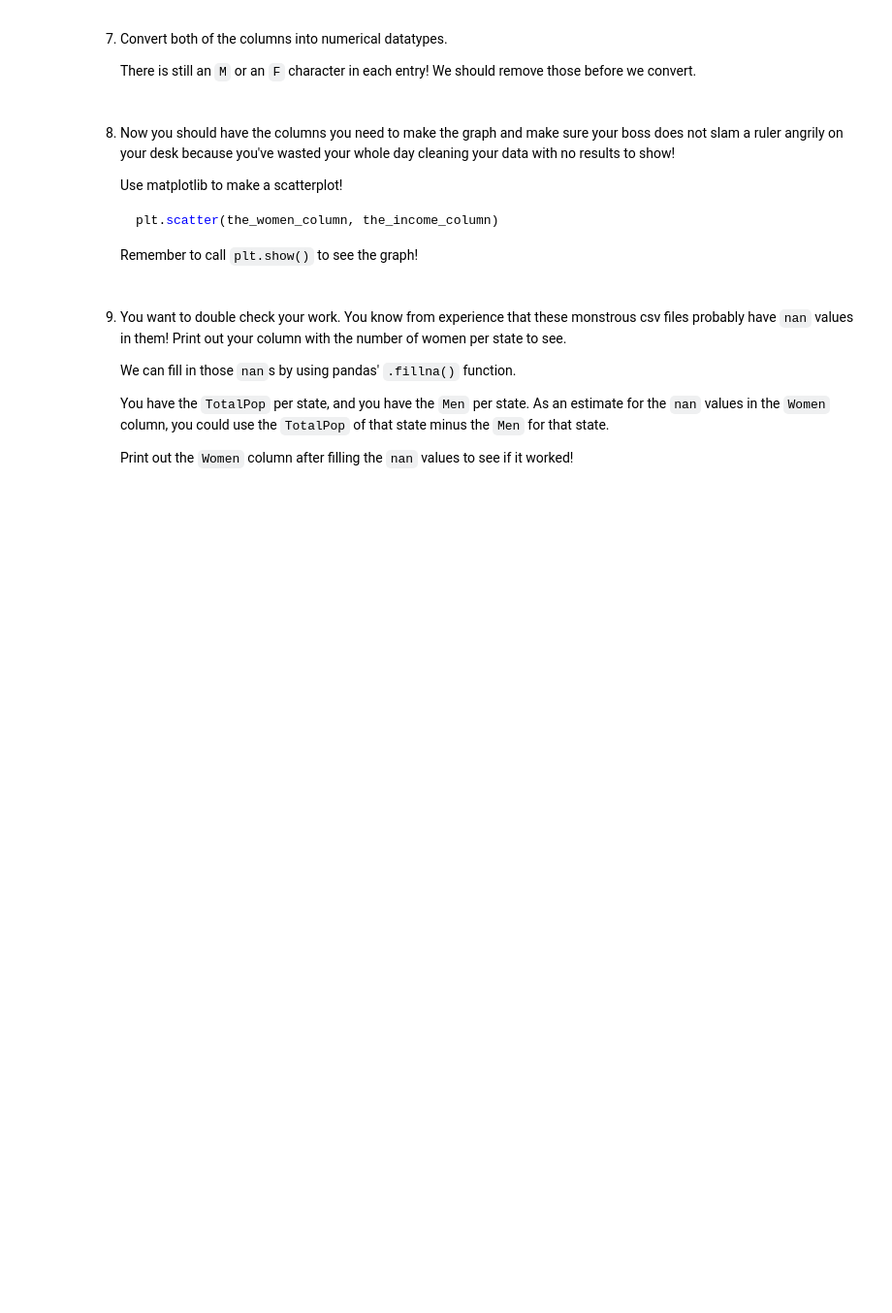
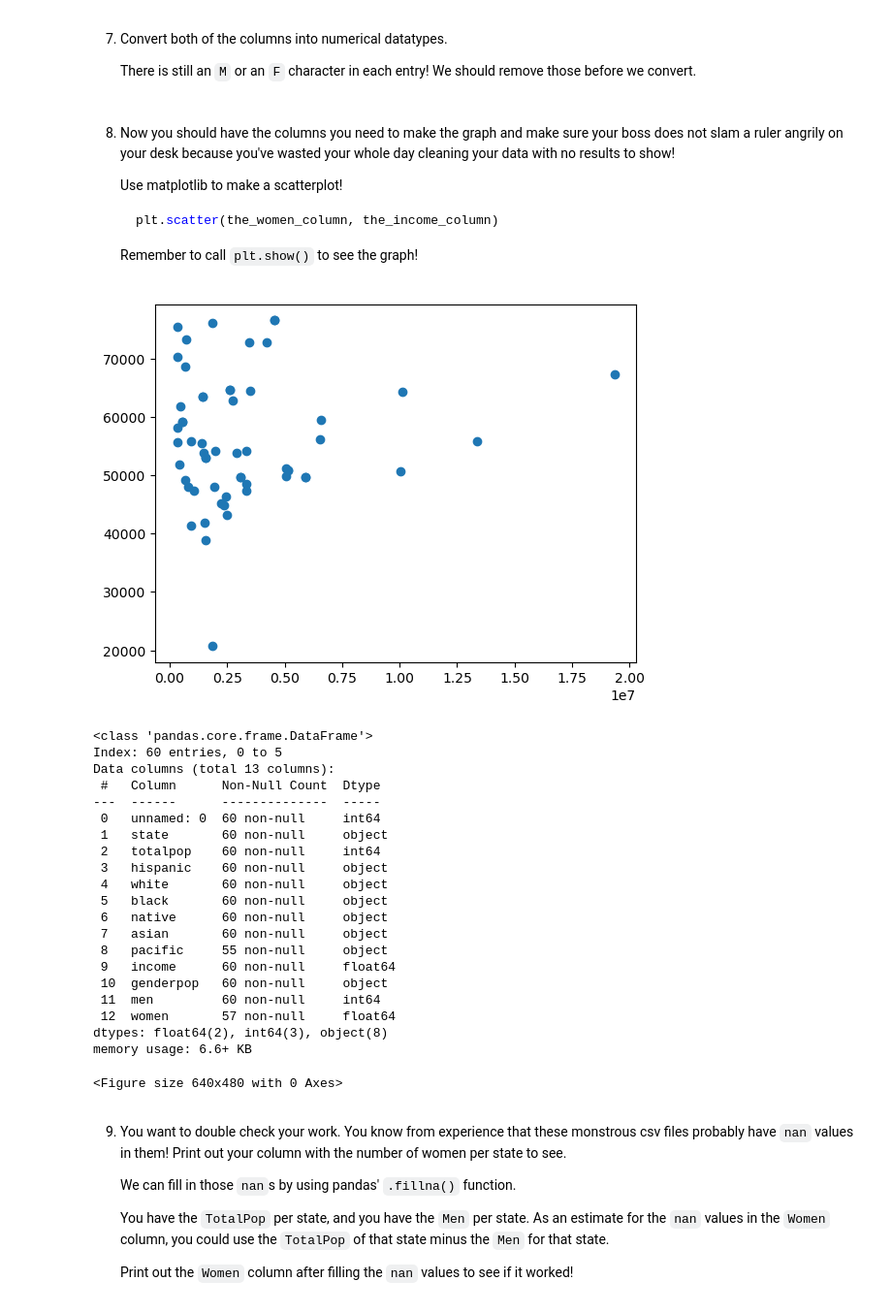
Before and after one commit to MrShade138/Cleaning-US-Census-Data, a Jupyter notebook: Cleaning US Census Data.ipynb, the cells around one changed output. Shown at 97% size. Drawn from its saved outputs; the diff is of its cells as text; code cells hidden in the pictures; blank space fills up the shorter version.

````diff
--- a/Cleaning US Census Data.ipynb
+++ b/Cleaning US Census Data.ipynb
@@ -82,7 +82,8 @@ Index(['unnamed: 0', 'state', 'totalpop', 'hispanic', 'white', 'black',
 5. Use regex to turn the `Income` column into a format that is ready for conversion into a numerical type.
 # %%
 us_census.income= us_census.income.replace('[$]', '', regex=True)
+us_census.income= us_census.income.replace('[,]', '', regex=True)
 us_census.income= us_census.income.str.strip()
-#us_census.income= pd.to_numeric(us_census.income)
-#us_census.income= us_census.income.astype('float64')
+us_census.income= pd.to_numeric(us_census.income)
+us_census.info()
 # %% [output]
@@ -91,3 +109,8 @@ ValueError: could not convert string to float: '43,296.36'
 6. Look at the `GenderPop` column. We are going to want to separate this into two columns, the `Men` column, and the `Women` column.
 
    Split the column into those two new columns using `str.split` and separating out those results.
+# %%
+gpop_split= us_census.genderpop.str.split('_',)
+us_census['men']= gpop_split.str.get(0)
+us_census['women']= gpop_split.str.get(1)
+us_census.head()
@@ -95,6 +125,11 @@ ValueError: could not convert string to float: '43,296.36'
 7. Convert both of the columns into numerical datatypes.
 
    There is still an `M` or an `F` character in each entry! We should remove those before we convert.
+# %%
+us_census.men= us_census.men.replace('[M]', '', regex= True)
+us_census.women= us_census.women.replace('[F]', '', regex= True)
+us_census.men= pd.to_numeric(us_census.men)
+us_census.women= pd.to_numeric(us_census.women)
 # %% [markdown]
 8. Now you should have the columns you need to make the graph and make sure your boss does not slam a ruler angrily on your desk because you've wasted your whole day cleaning your data with no results to show!
 
@@ -105,6 +140,35 @@ ValueError: could not convert string to float: '43,296.36'
    ```
 
    Remember to call `plt.show()` to see the graph!
+# %%
+us_census.head()
+plt.scatter(us_census.women, us_census.income)
+plt.show()
+plt.clf()
+us_census.info()
+# %% [output]
+[figure, added]
+<class 'pandas.core.frame.DataFrame'>
+Index: 60 entries, 0 to 5
+Data columns (total 13 columns):
+ #   Column      Non-Null Count  Dtype
+---  ------      --------------  -----
+ 0   unnamed: 0  60 non-null     int64
+ 1   state       60 non-null     object
+ 2   totalpop    60 non-null     int64
+ 3   hispanic    60 non-null     object
+ 4   white       60 non-null     object
+ 5   black       60 non-null     object
+ 6   native      60 non-null     object
+ 7   asian       60 non-null     object
+ 8   pacific     55 non-null     object
+ 9   income      60 non-null     float64
+ 10  genderpop   60 non-null     object
+ 11  men         60 non-null     int64
+ 12  women       57 non-null     float64
+dtypes: float64(2), int64(3), object(8)
+memory usage: 6.6+ KB
+<Figure size 640x480 with 0 Axes>
 # %% [markdown]
 9. You want to double check your work. You know from experience that these monstrous csv files probably have `nan` values in them! Print out your column with the number of women per state to see.
 
````
Also changed, not shown: parts of 10 cells of this notebook, 10 other files.
